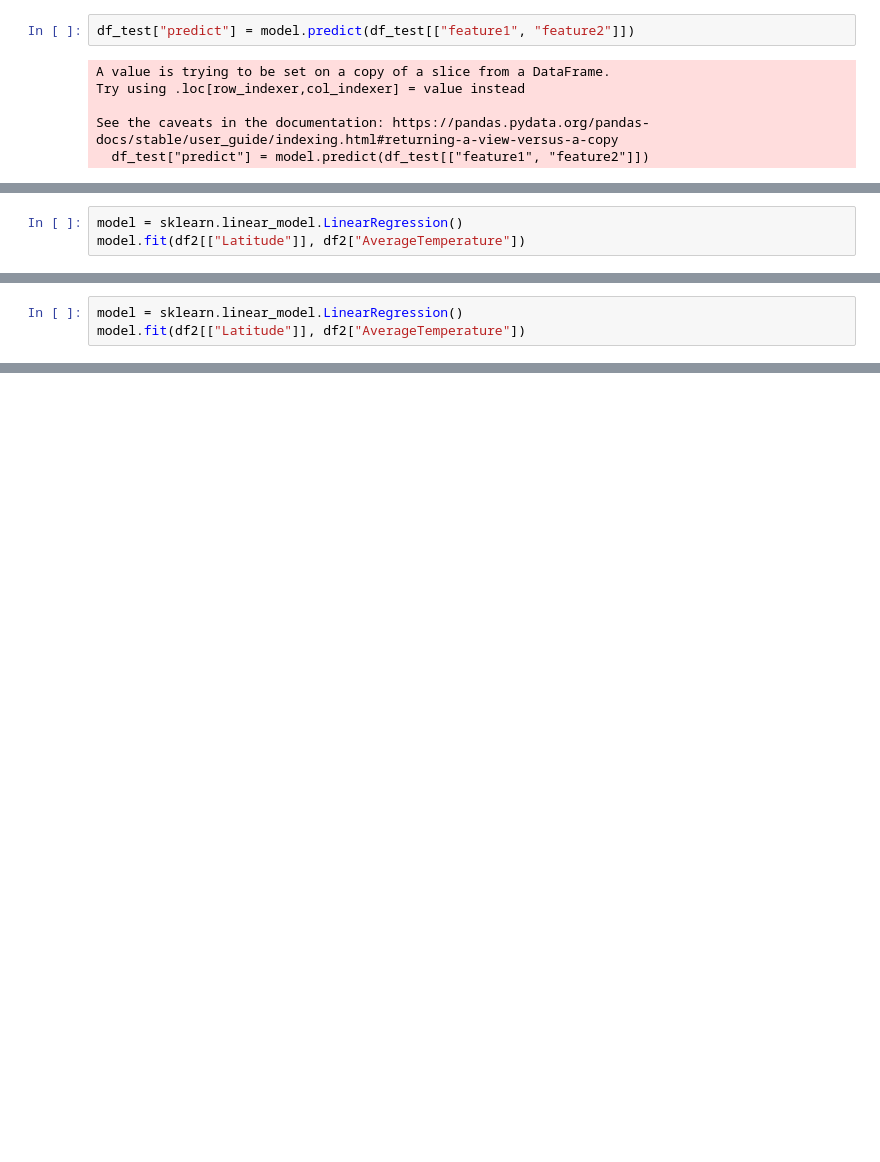
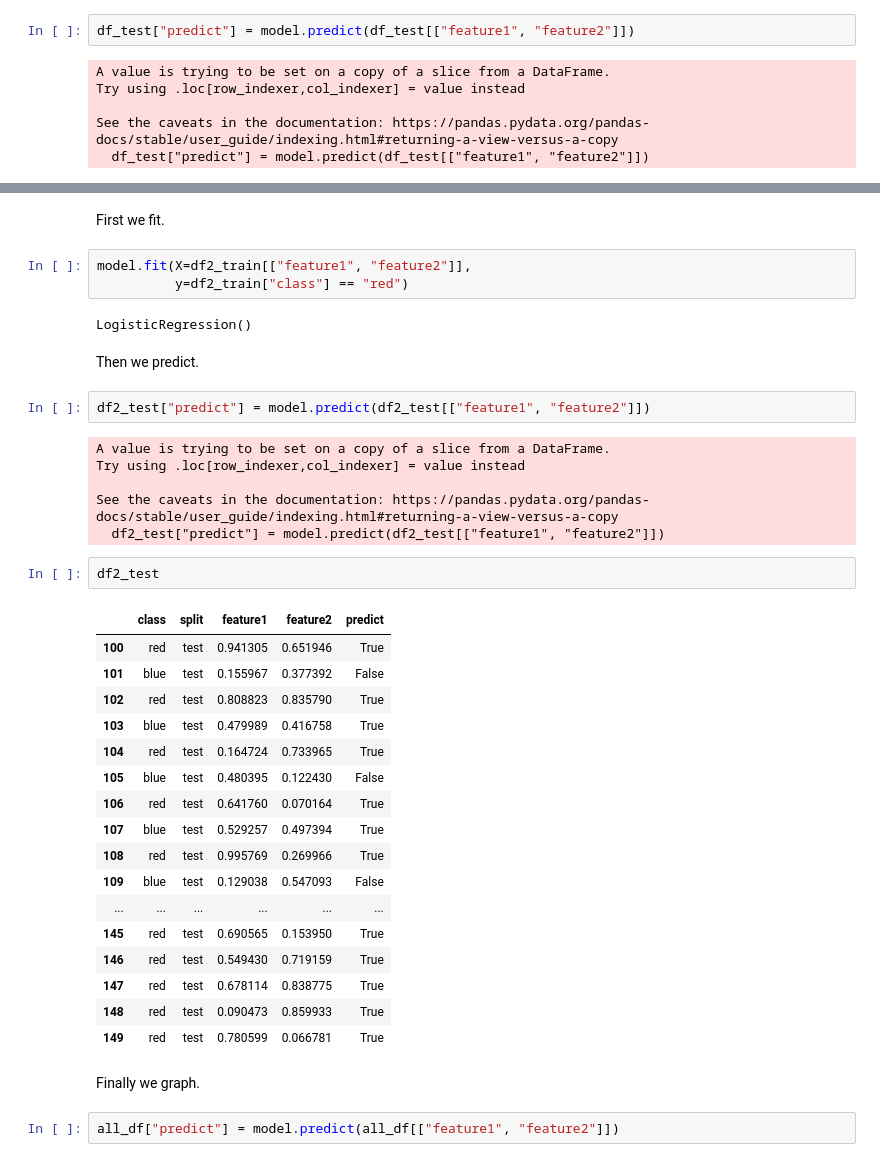
Before and after one commit to srush/BT-AI, a Jupyter notebook: notebooks/module4.notebook.ipynb, the cells around one changed output, grey strips where cells are left out. Saved outputs shown, nothing was run; the diff lists cells and outputs as text; blank space fills up the shorter version.

```diff
--- a/notebooks/module4.notebook.ipynb
+++ b/notebooks/module4.notebook.ipynb
@@ -196,3 +393,0 @@ chart
-# %%
-model = sklearn.linear_model.LinearRegression()
-model.fit(df2[["Latitude"]], df2["AverageTemperature"])
@@ -301,3 +393,0 @@ chart
-# %%
-model = sklearn.linear_model.LinearRegression()
-model.fit(df2[["Latitude"]], df2["AverageTemperature"])
@@ -305,0 +493,41 @@ LinearRegression()
+# %% [markdown]
+First we fit.
+# %%
+model.fit(X=df2_train[["feature1", "feature2"]],
+          y=df2_train["class"] == "red")
+# %% [output]
+LogisticRegression()
+# %% [markdown]
+Then we predict.
+# %%
+df2_test["predict"] = model.predict(df2_test[["feature1", "feature2"]])
+# %% [output]
+A value is trying to be set on a copy of a slice from a DataFrame.
+Try using .loc[row_indexer,col_indexer] = value instead
+
+See the caveats in the documentation: https://pandas.pydata.org/pandas-docs/stable/user_guide/indexing.html#returning-a-view-versus-a-copy
+  df2_test["predict"] = model.predict(df2_test[["feature1", "feature2"]])
+# %%
+df2_test
+# %% [output]
+|  | class | split | feature1 | feature2 | predict |
+| 100 | red | test | 0.941305 | 0.651946 | True |
+| 101 | blue | test | 0.155967 | 0.377392 | False |
+| 102 | red | test | 0.808823 | 0.835790 | True |
+| 103 | blue | test | 0.479989 | 0.416758 | True |
+| 104 | red | test | 0.164724 | 0.733965 | True |
+| 105 | blue | test | 0.480395 | 0.122430 | False |
+| 106 | red | test | 0.641760 | 0.070164 | True |
+| 107 | blue | test | 0.529257 | 0.497394 | True |
+| 108 | red | test | 0.995769 | 0.269966 | True |
+| 109 | blue | test | 0.129038 | 0.547093 | False |
+| ... | ... | ... | ... | ... | ... |
+| 145 | red | test | 0.690565 | 0.153950 | True |
+| 146 | red | test | 0.549430 | 0.719159 | True |
+| 147 | red | test | 0.678114 | 0.838775 | True |
+| 148 | red | test | 0.090473 | 0.859933 | True |
+| 149 | red | test | 0.780599 | 0.066781 | True |
+# %% [markdown]
+Finally we graph.
+# %%
+all_df["predict"] = model.predict(all_df[["feature1", "feature2"]])
```
Also changed, not shown: parts of 186 cells of this notebook.
